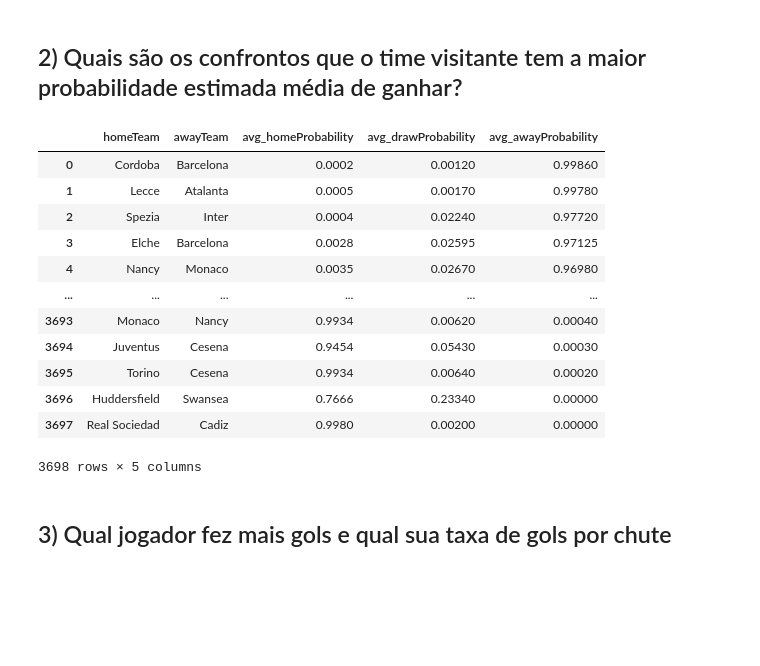
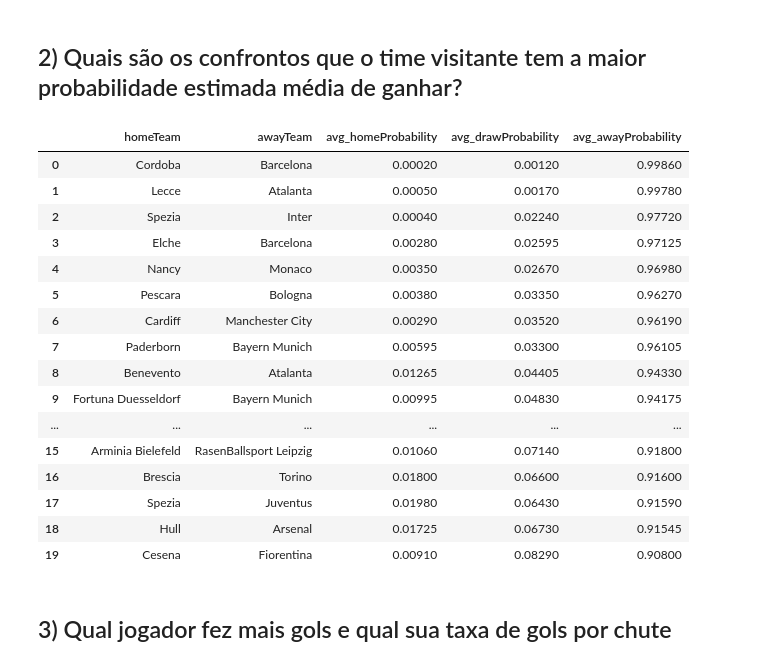
Before and after one commit to ciencia-dados-ifsp-grupo5/FootbalDatabase, a Jupyter notebook: notebooks/FootballDatabase_analysis.ipynb, the cells around one changed output. Cells and saved outputs as stored; diff of their text form; code cells hidden in the pictures; blank space fills up the shorter version.

```diff
--- a/notebooks/FootballDatabase_analysis.ipynb
+++ b/notebooks/FootballDatabase_analysis.ipynb
@@ -236,45 +230,48 @@ exec_query(question_1)
 # %%
 question_2 = '''
 SELECT
     A.name as homeTeam,
     team.name as awayTeam,
-    avg(homeProbability) avg_homeProbability,
-    avg(drawProbability) avg_drawProbability,
-    avg(awayProbability) avg_awayProbability
-FROM
-    (
+    avg(homeProbability) as avg_homeProbability,
+    avg(drawProbability) as avg_drawProbability,
+    avg(awayProbability) as avg_awayProbability
+FROM (
     SELECT
         name,
         awayTeamID,
         homeProbability,
         drawProbability,
         awayProbability
-    FROM
-        game
+    FROM game
     LEFT JOIN team ON game.homeTeamID = team.teamID
-    ) A
+) A
 LEFT JOIN team ON A.awayTeamID = team.teamID
 GROUP BY
     A.name,
     team.name
-ORDER BY
-    avg_awayProbability DESC
+ORDER BY avg_awayProbability DESC
+LIMIT 20
 '''
+
 exec_query(question_2)
 # %% [output]
 |  | homeTeam | awayTeam | avg_homeProbability | avg_drawProbability | avg_awayProbability |
-| 0 | Cordoba | Barcelona | 0.0002 | 0.00120 | 0.99860 |
-| 1 | Lecce | Atalanta | 0.0005 | 0.00170 | 0.99780 |
-| 2 | Spezia | Inter | 0.0004 | 0.02240 | 0.97720 |
-| 3 | Elche | Barcelona | 0.0028 | 0.02595 | 0.97125 |
-| 4 | Nancy | Monaco | 0.0035 | 0.02670 | 0.96980 |
+| 0 | Cordoba | Barcelona | 0.00020 | 0.00120 | 0.99860 |
+| 1 | Lecce | Atalanta | 0.00050 | 0.00170 | 0.99780 |
+| 2 | Spezia | Inter | 0.00040 | 0.02240 | 0.97720 |
+| 3 | Elche | Barcelona | 0.00280 | 0.02595 | 0.97125 |
+| 4 | Nancy | Monaco | 0.00350 | 0.02670 | 0.96980 |
+| 5 | Pescara | Bologna | 0.00380 | 0.03350 | 0.96270 |
+| 6 | Cardiff | Manchester City | 0.00290 | 0.03520 | 0.96190 |
+| 7 | Paderborn | Bayern Munich | 0.00595 | 0.03300 | 0.96105 |
+| 8 | Benevento | Atalanta | 0.01265 | 0.04405 | 0.94330 |
+| 9 | Fortuna Duesseldorf | Bayern Munich | 0.00995 | 0.04830 | 0.94175 |
 | ... | ... | ... | ... | ... | ... |
-| 3693 | Monaco | Nancy | 0.9934 | 0.00620 | 0.00040 |
-| 3694 | Juventus | Cesena | 0.9454 | 0.05430 | 0.00030 |
-| 3695 | Torino | Cesena | 0.9934 | 0.00640 | 0.00020 |
-| 3696 | Huddersfield | Swansea | 0.7666 | 0.23340 | 0.00000 |
-| 3697 | Real Sociedad | Cadiz | 0.9980 | 0.00200 | 0.00000 |
+| 15 | Arminia Bielefeld | RasenBallsport Leipzig | 0.01060 | 0.07140 | 0.91800 |
+| 16 | Brescia | Torino | 0.01800 | 0.06600 | 0.91600 |
+| 17 | Spezia | Juventus | 0.01980 | 0.06430 | 0.91590 |
+| 18 | Hull | Arsenal | 0.01725 | 0.06730 | 0.91545 |
+| 19 | Cesena | Fiorentina | 0.00910 | 0.08290 | 0.90800 |
-3698 rows × 5 columns
 # %% [markdown]
 ## 3) Qual jogador fez mais gols e qual sua taxa de gols por chute
 # %%
```
Also changed, not shown: parts of 5 cells of this notebook.
